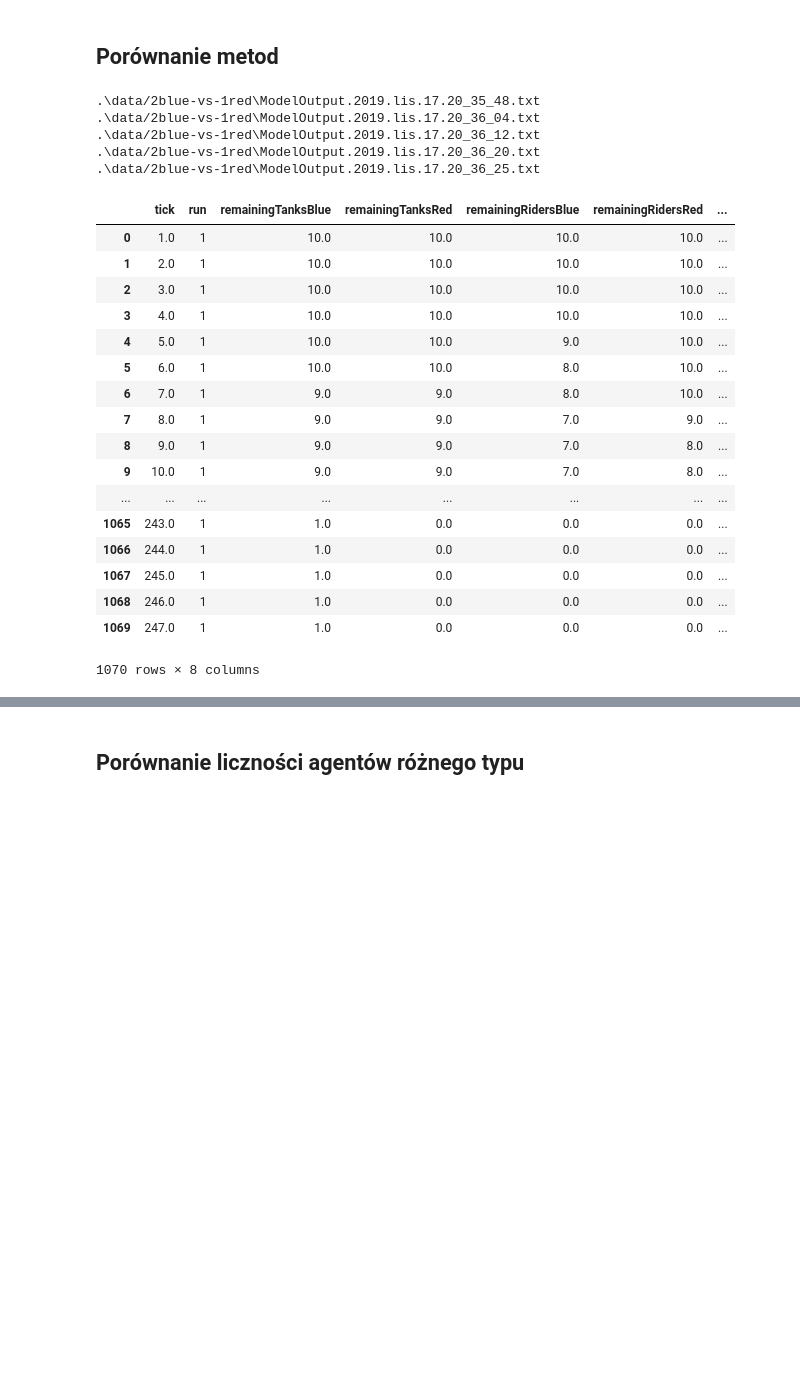
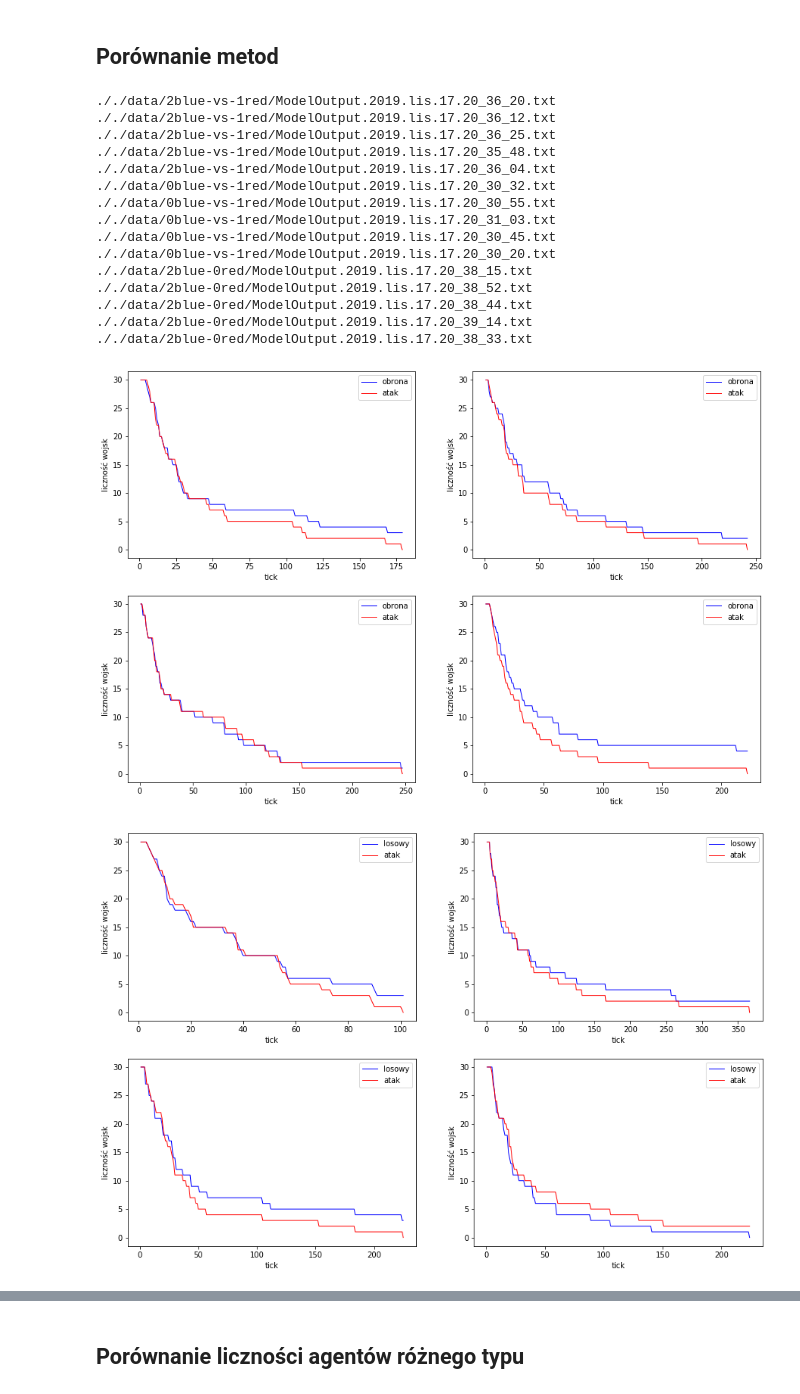
Before and after one commit to INFJakZda/Battlefield-Evaluation, a Jupyter notebook: evaluate_results.ipynb, the cells around one changed output, grey strips where cells are left out. Saved outputs shown, nothing was run; the diff lists cells and outputs as text; code cells hidden in the pictures; blank space fills up the shorter version.

```diff
--- a/evaluate_results.ipynb
+++ b/evaluate_results.ipynb
@@ -17,31 +23,3 @@ def read_all_files(path):
         df = pd.read_csv(filename, index_col=None, header=0)
         li.append(df)
     return li
-# %%
-li = read_all_files("data/2blue-vs-1red")
-frame = pd.concat(li, axis=0, ignore_index=True)
-frame
-# %% [output]
-.\data/2blue-vs-1red\ModelOutput.2019.lis.17.20_35_48.txt
-.\data/2blue-vs-1red\ModelOutput.2019.lis.17.20_36_04.txt
-.\data/2blue-vs-1red\ModelOutput.2019.lis.17.20_36_12.txt
-.\data/2blue-vs-1red\ModelOutput.2019.lis.17.20_36_20.txt
-.\data/2blue-vs-1red\ModelOutput.2019.lis.17.20_36_25.txt
-|  | tick | run | remainingTanksBlue | remainingTanksRed | remainingRidersBlue | remainingRidersRed | ... |
-| 0 | 1.0 | 1 | 10.0 | 10.0 | 10.0 | 10.0 | ... |
-| 1 | 2.0 | 1 | 10.0 | 10.0 | 10.0 | 10.0 | ... |
-| 2 | 3.0 | 1 | 10.0 | 10.0 | 10.0 | 10.0 | ... |
-| 3 | 4.0 | 1 | 10.0 | 10.0 | 10.0 | 10.0 | ... |
-| 4 | 5.0 | 1 | 10.0 | 10.0 | 9.0 | 10.0 | ... |
-| 5 | 6.0 | 1 | 10.0 | 10.0 | 8.0 | 10.0 | ... |
-| 6 | 7.0 | 1 | 9.0 | 9.0 | 8.0 | 10.0 | ... |
-| 7 | 8.0 | 1 | 9.0 | 9.0 | 7.0 | 9.0 | ... |
-| 8 | 9.0 | 1 | 9.0 | 9.0 | 7.0 | 8.0 | ... |
-| 9 | 10.0 | 1 | 9.0 | 9.0 | 7.0 | 8.0 | ... |
-| ... | ... | ... | ... | ... | ... | ... | ... |
-| 1065 | 243.0 | 1 | 1.0 | 0.0 | 0.0 | 0.0 | ... |
-| 1066 | 244.0 | 1 | 1.0 | 0.0 | 0.0 | 0.0 | ... |
-| 1067 | 245.0 | 1 | 1.0 | 0.0 | 0.0 | 0.0 | ... |
-| 1068 | 246.0 | 1 | 1.0 | 0.0 | 0.0 | 0.0 | ... |
-| 1069 | 247.0 | 1 | 1.0 | 0.0 | 0.0 | 0.0 | ... |
-1070 rows × 8 columns
@@ -47,0 +29,35 @@ frame
+# %%
+dirs = ['./data/2blue-vs-1red', './data/0blue-vs-1red', './data/2blue-0red']
+labels = [['obrona', 'atak'], ['losowy', 'atak'], ['obrona', 'losowy']]
+
+for directory, label in zip(dirs, labels):
+    li = read_all_files(directory)
+    fig, axs = plt.subplots(2, 2, figsize=(15,10))
+
+    for i, l in enumerate(li):
+        l['sumBlue'] = l[col_blue_names].sum(axis=1)
+        l['sumRed'] = l[col_red_names].sum(axis=1)
+        if i < 4:
+            axs[int(i>1), i%2].plot('tick', 'sumBlue', data=l, markerfacecolor='blue', color='blue', linewidth=1, label = label[0])
+            axs[int(i>1), i%2].plot('tick', 'sumRed', data=l, color='red', linewidth=1, label = label[1])
+            axs[int(i>1), i%2].set_xlabel('tick')
+            axs[int(i>1), i%2].set_ylabel('liczność wojsk')
+            axs[int(i>1), i%2].legend()
+# %% [output]
+././data/2blue-vs-1red/ModelOutput.2019.lis.17.20_36_20.txt
+././data/2blue-vs-1red/ModelOutput.2019.lis.17.20_36_12.txt
+././data/2blue-vs-1red/ModelOutput.2019.lis.17.20_36_25.txt
+././data/2blue-vs-1red/ModelOutput.2019.lis.17.20_35_48.txt
+././data/2blue-vs-1red/ModelOutput.2019.lis.17.20_36_04.txt
+././data/0blue-vs-1red/ModelOutput.2019.lis.17.20_30_32.txt
+././data/0blue-vs-1red/ModelOutput.2019.lis.17.20_30_55.txt
+././data/0blue-vs-1red/ModelOutput.2019.lis.17.20_31_03.txt
+././data/0blue-vs-1red/ModelOutput.2019.lis.17.20_30_45.txt
+././data/0blue-vs-1red/ModelOutput.2019.lis.17.20_30_20.txt
+././data/2blue-0red/ModelOutput.2019.lis.17.20_38_15.txt
+././data/2blue-0red/ModelOutput.2019.lis.17.20_38_52.txt
+././data/2blue-0red/ModelOutput.2019.lis.17.20_38_44.txt
+././data/2blue-0red/ModelOutput.2019.lis.17.20_39_14.txt
+././data/2blue-0red/ModelOutput.2019.lis.17.20_38_33.txt
+[figure, added]
+[figure, added]
```
Also changed, not shown: parts of 5 cells of this notebook, 3 other files.
